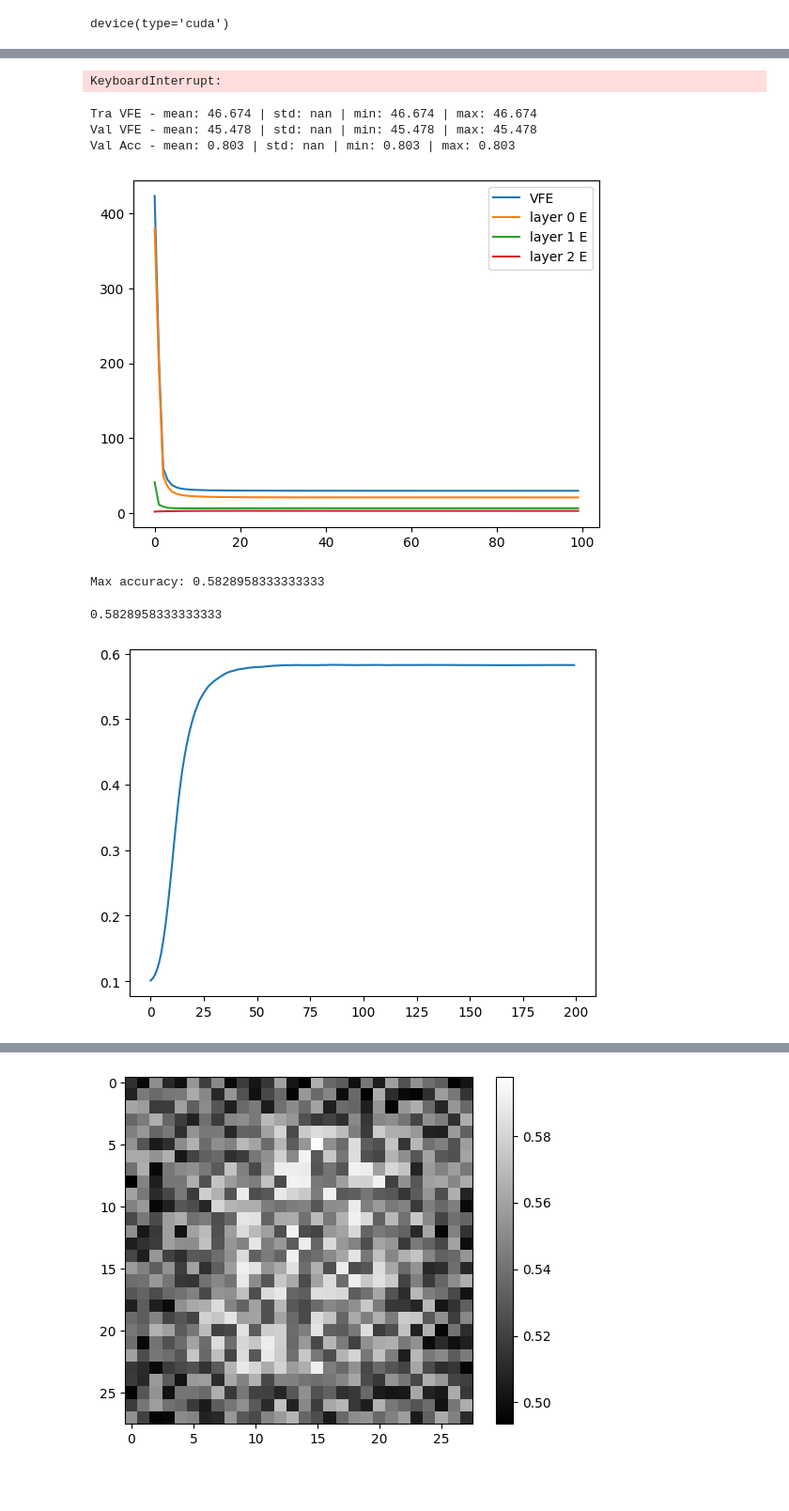
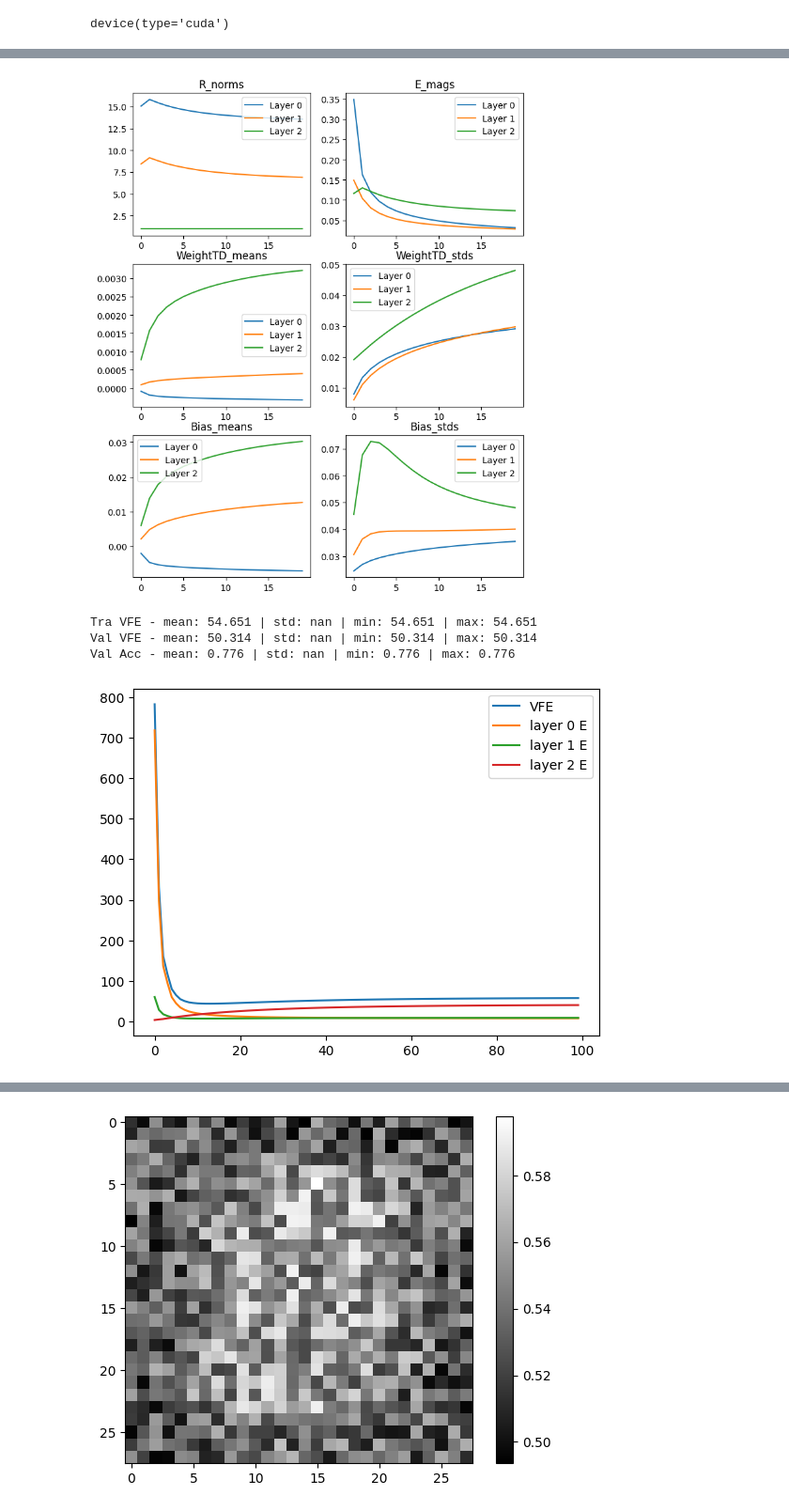
Before and after one commit to joeagriffith/pclib, a Jupyter notebook: mnist/mnist_pclinear.ipynb, the cells around one changed output, grey strips where cells are left out. Shown at 94% size. Cells and saved outputs as stored; diff of their text form; code cells hidden in the pictures; blank space fills up the shorter version.

```diff
--- a/mnist/mnist_pclinear.ipynb
+++ b/mnist/mnist_pclinear.ipynb
@@ -81,70 +82,59 @@ Min value:  tensor(-0.6902, device='cuda:0')
 seed = 42
 torch.manual_seed(seed)
 
-# Model parameters
-HIDDEN_DIMS = [256, 256]
-SYMMETRIC = True
-ACTV_FN = F.tanh
-ACTV_MODE = 'f(Wx)'
-BIAS = True
-STEPS = 60
-GAMMA = 0.1
-BETA = 1.0
-EPSILON= 0.1
-
 num_models = 1
 models = [PCLinearClassifier(
-    INPUT_SHAPE,
-    NUM_CLASSES,
-    HIDDEN_DIMS,
-    bias=BIAS,
-    symmetric=SYMMETRIC,
-    actv_fn=ACTV_FN,
-    actv_mode=ACTV_MODE,
-    steps=STEPS,
-    gamma=GAMMA,
-    beta=BETA,
+    input_size=INPUT_SHAPE,
+    num_classes=NUM_CLASSES,
+    hidden_sizes=[600, 600],
+    bias=True,
+    symmetric=True,
+    actv_fn=F.tanh,
+    actv_mode='Wf(x)',
+    steps=60,
+    gamma=0.1,
+    beta=0.3,
     ).to(device) for _ in range(num_models)]
 step = [0 for _ in range(num_models)]
 stats = [None for _ in range(num_models)]
 # %%
 # Train Loop
-LEARNING_RATE = 0.034
-NUM_EPOCHS = 30
+LEARNING_RATE = 0.01
+NUM_EPOCHS = 20
 BATCH_SIZE = 1024
 REG_COEFF = 1e-2
 
 for i, model in enumerate(models):
     step[i], stats[i] = train(
         model,
         train_dataset,
         val_dataset,
         NUM_EPOCHS,
         LEARNING_RATE,
         batch_size=BATCH_SIZE,
         reg_coeff=REG_COEFF,
         step=step[i],
         stats=stats[i],
         device=device,
     )
 
 
-plot_stats(stats[-1], models[-1], SYMMETRIC, BIAS)
+plot_stats(stats[-1], models[-1])
 # %% [output]
-KeyboardInterrupt:
+[figure, added]
 # %%
 train_vfes = torch.tensor([stats[i]['train_vfe'][-1] for i in range(num_models)])
 val_vfes = torch.tensor([stats[i]['val_vfe'][-1] for i in range(num_models)])
 val_accs = torch.tensor([stats[i]['val_acc'][-1] for i in range(num_models)])
 
-# Show statistics
+# Show statistics across models, std is nan if num_models = 1
 print(f"Tra VFE - mean: {train_vfes.mean():.3f} | std: {train_vfes.std():.3f} | min: {train_vfes.min():.3f} | max: {train_vfes.max():.3f}")
 print(f"Val VFE - mean: {val_vfes.mean():.3f} | std: {val_vfes.std():.3f} | min: {val_vfes.min():.3f} | max: {val_vfes.max():.3f}")
 print(f"Val Acc - mean: {val_accs.mean():.3f} | std: {val_accs.std():.3f} | min: {val_accs.min():.3f} | max: {val_accs.max():.3f}")
 # %% [output]
-Tra VFE - mean: 46.674 | std: nan | min: 46.674 | max: 46.674
-Val VFE - mean: 45.478 | std: nan | min: 45.478 | max: 45.478
-Val Acc - mean: 0.803 | std: nan | min: 0.803 | max: 0.803
+Tra VFE - mean: 54.651 | std: nan | min: 54.651 | max: 54.651
+Val VFE - mean: 50.314 | std: nan | min: 50.314 | max: 50.314
+Val Acc - mean: 0.776 | std: nan | min: 0.776 | max: 0.776
 # %%
 train_loader = torch.utils.data.DataLoader(train_dataset, batch_size=512, shuffle=False)
 images, y = next(iter(train_loader))
@@ -152,10 +142,4 @@ x = images.view(images.shape[0], -1)
 y = torch.nn.functional.one_hot(y, NUM_CLASSES).float()
 track_vfe(models[0], x, steps=100, plot_Es=True)
 # %% [output]
-[figure, old version]
+[figure, new version]
-# %%
-accuracy(model, train_dataset, steps=200)
-# %% [output]
-Max accuracy: 0.5828958333333333
-0.5828958333333333
-[figure, removed]
```
Also changed, not shown: parts of 5 cells of this notebook, 13 other files.
